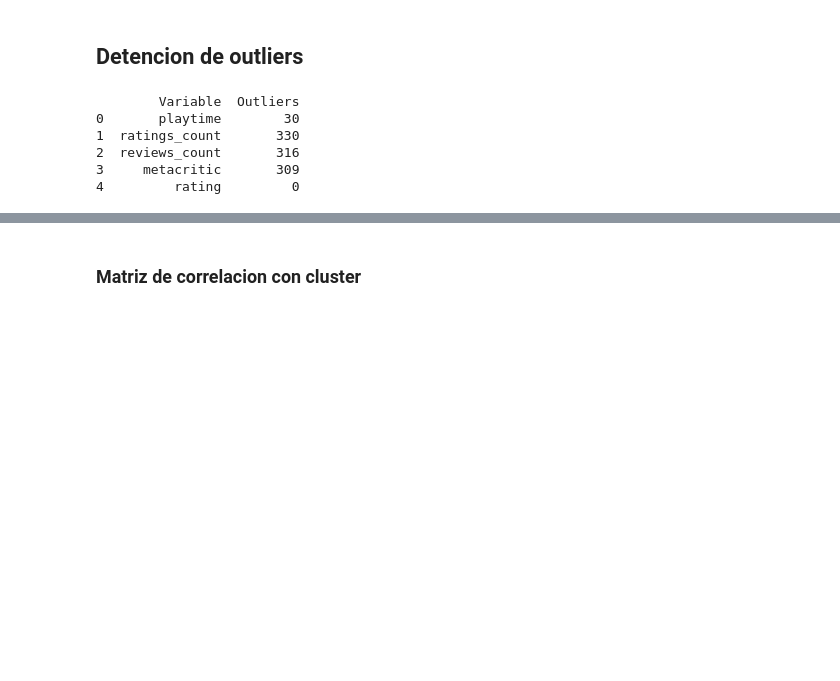
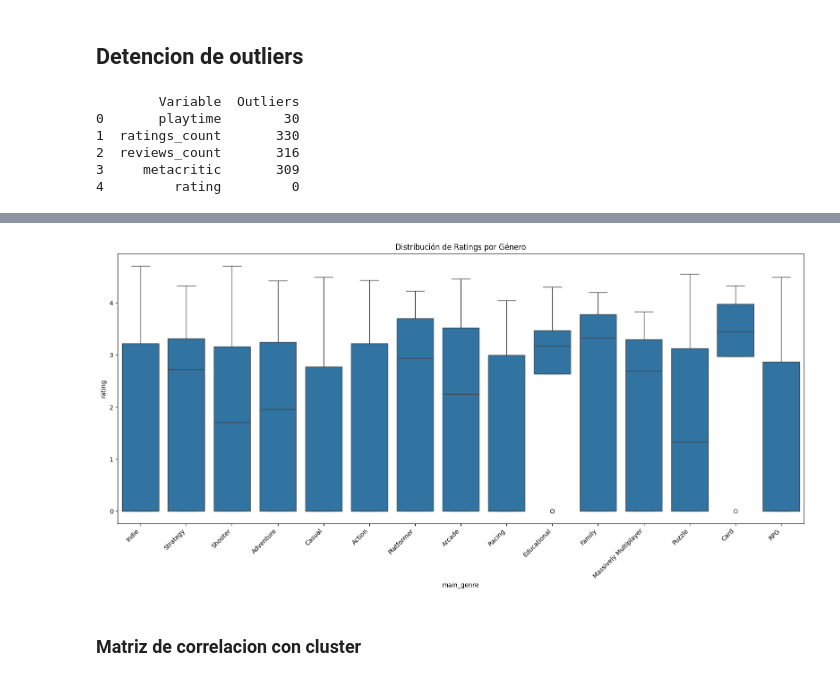
Before and after one commit to andreszaragoza/ML, a Jupyter notebook: notebooks/Eda_Juegos.ipynb, the cells around one changed output, grey strips where cells are left out. Saved outputs shown, nothing was run; the diff lists cells and outputs as text; code cells hidden in the pictures; blank space fills up the shorter version.

```diff
--- a/notebooks/Eda_Juegos.ipynb
+++ b/notebooks/Eda_Juegos.ipynb
@@ -420,3 +428,13 @@ print(outlier_df)
+# %%
+# Boxplots por género
+plt.figure(figsize=(16, 8))
+sns.boxplot(x='main_genre', y='rating', data=df)
+plt.title('Distribución de Ratings por Género')
+plt.xticks(rotation=45, ha='right')
+plt.tight_layout()
+plt.show()
+# %% [output]
+[figure, added]
 # %% [markdown]
 ### Matriz de correlacion con cluster
 # %%
```
Also changed, not shown: parts of 41 cells of this notebook, 3 other files.
